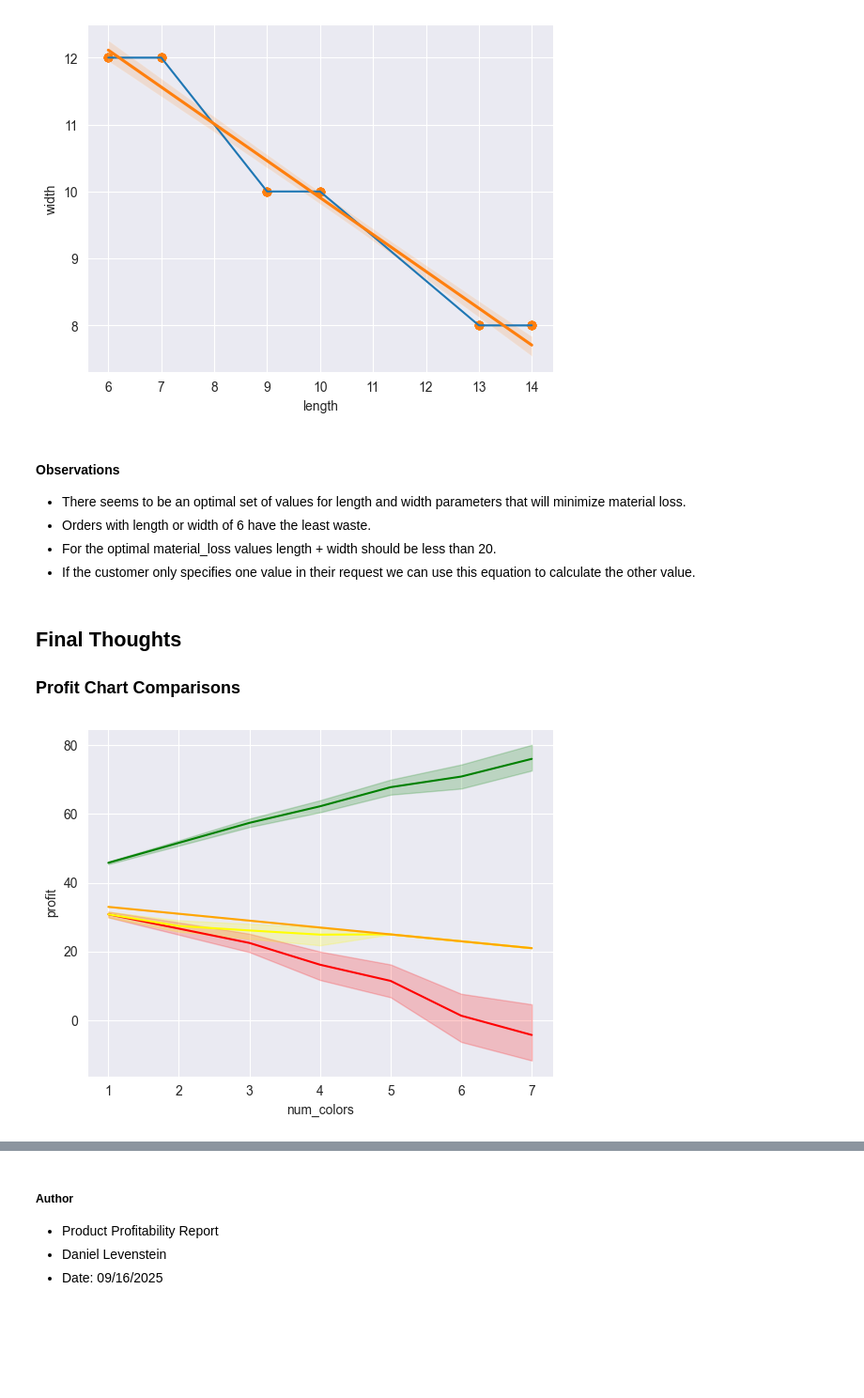
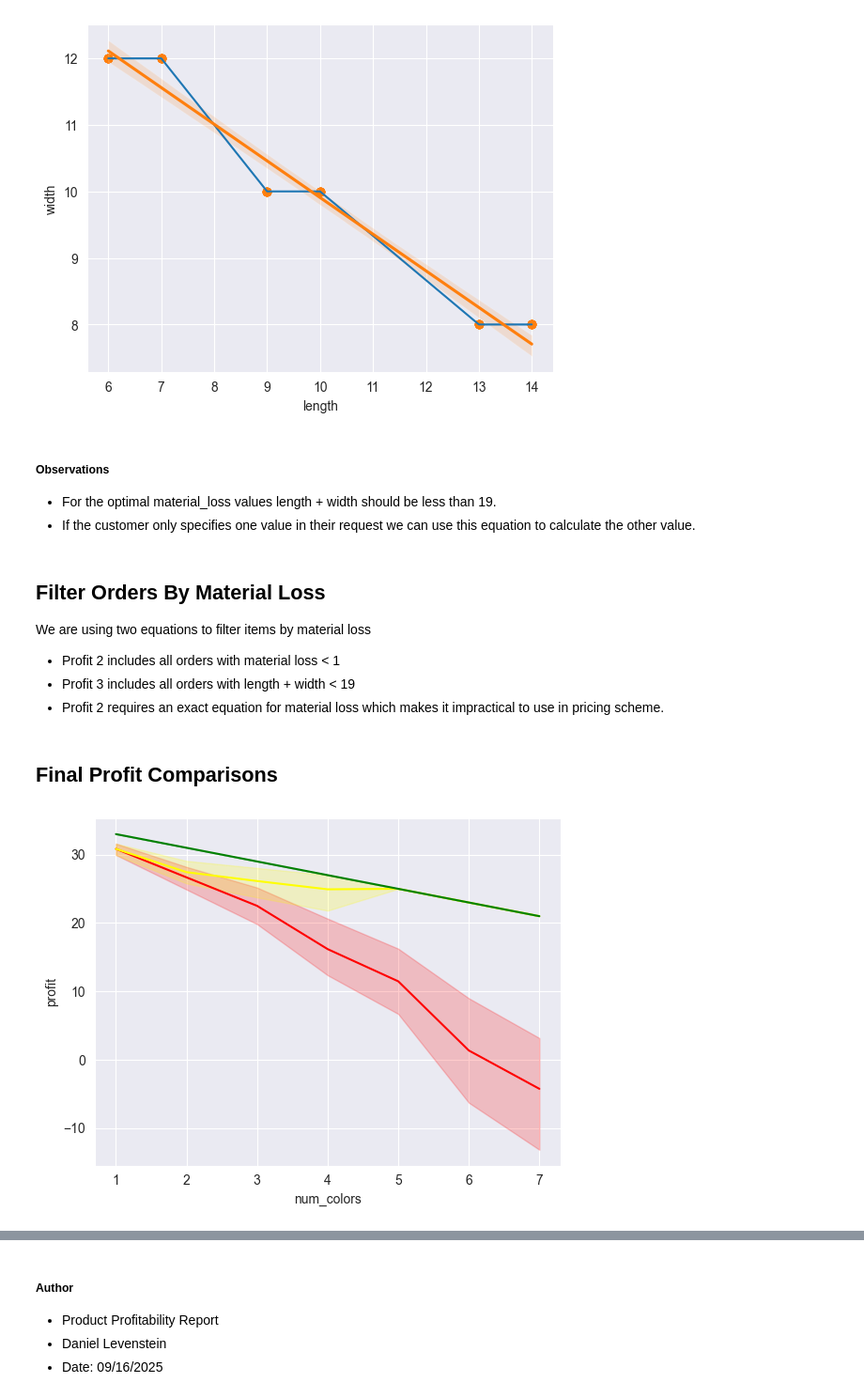
Before and after one commit to DanielLevenstein/Product_Profitability_Study, a Jupyter notebook: product_pricing.ipynb, the cells around one changed output, grey strips where cells are left out. Shown at 94% size. Cells and saved outputs as stored; diff of their text form; code cells hidden in the pictures; blank space fills up the shorter version.

Commit message:
Removed unnecessary info from final report.

```diff
--- a/product_pricing.ipynb
+++ b/product_pricing.ipynb
@@ -110,6 +110,9 @@ plt.title=f"Material Loss vs Price Original (COST_PER_COLOR = {COST_PER_COLOR})"
 plt.savefig("images/material_loss_vs_profit0.png")
 # %% [output]
 [figure]
+# %%
+# Copy df for final report numbering
+df_price1 = df_price0.copy()
 # %%
 # If you remove the items with high material loss profit still goes down as number of colors increases but the value no longer goes negative.
 df_low_material_loss = df_price0[df_price0['material_loss'] < 1]
@@ -141,11 +137,0 @@ df_price2 = df_low_material_loss.copy()
-# %%
-BASE_PRICE = 40
-COST_PER_COLOR = 10
-
-# Updating price estimates with data from client
-MATERIAL_PRICE_LIST = [14.94 / 2, 34.09 / 4, 48.60 / 10, 19.11 / 4] # Pulled from inventory orders
-MATERIAL_PRICE = np.mean(MATERIAL_PRICE_LIST)
-df_price1 = calculate_profit(df_price0, df_build_stats, MATERIAL_PRICE)
-print(f"BASE PRICE: ${BASE_PRICE}")
-print(f"COST PRICE: ${COST_PER_COLOR}")
-print(f"MATERIAL_PRICE: ${MATERIAL_PRICE.round(2)}")
@@ -259,8 +181,12 @@ plt.savefig("images/ideal_dimensions_using_material_loss.png")
 # %% [output]
 [figure]
 # %% [markdown]
-#### Observations
-- There seems to be an optimal set of values for length and width parameters that will minimize material loss.
-- Orders with length or width of 6 have the least waste.
-- For the optimal material_loss values length + width should be less than 20.
+##### Observations
+- For the optimal material_loss values length + width should be less than 19.
 - If the customer only specifies one value in their request we can use this equation to calculate the other value.
+# %% [markdown]
+## Filter Orders By Material Loss
+We are using two equations to filter items by material loss
+- Profit 2 includes all orders with material loss < 1
+- Profit 3 includes all orders with length + width < 19
+- Profit 2 requires an exact equation for material loss which makes it impractical to use in pricing scheme.
@@ -267,19 +197,16 @@ plt.savefig("images/ideal_dimensions_using_material_loss.png")
 # %% [markdown]
-## Final Thoughts
-
-### Profit Chart Comparisons
+## Final Profit Comparisons
 # %%
 #Final profit comparisons
-sns.lineplot(data=df_price0, x='num_colors', y='profit', color='red')
-sns.lineplot(data=df_price1, x='num_colors', y='profit', color='green')
+sns.lineplot(data=df_price1, x='num_colors', y='profit', color='red')
 # Profit chart with material loss < 1
 df_profit2 = df_price0[df_price0['material_loss'] < 1]
 sns.lineplot(data=df_price2, x='num_colors', y='profit', color='yellow')
 # Since material_loss may be hard to calculate on the fly we can use the length and width parameters instead
 df_price3 = df_price0[(df_price0['length'] + df_price0['width']) <= 19]
-sns.lineplot(data=df_price3, x='num_colors', y='profit', color='orange')
+sns.lineplot(data=df_price3, x='num_colors', y='profit', color='green')
 plt.savefig("images/profit_chart_comparison.png")
 # %% [output]
-[figure, old version]
+[figure, new version]
 # %% [markdown]
 ### Price Ratings
```
Also changed, not shown: parts of 25 cells of this notebook, 10 other files.
